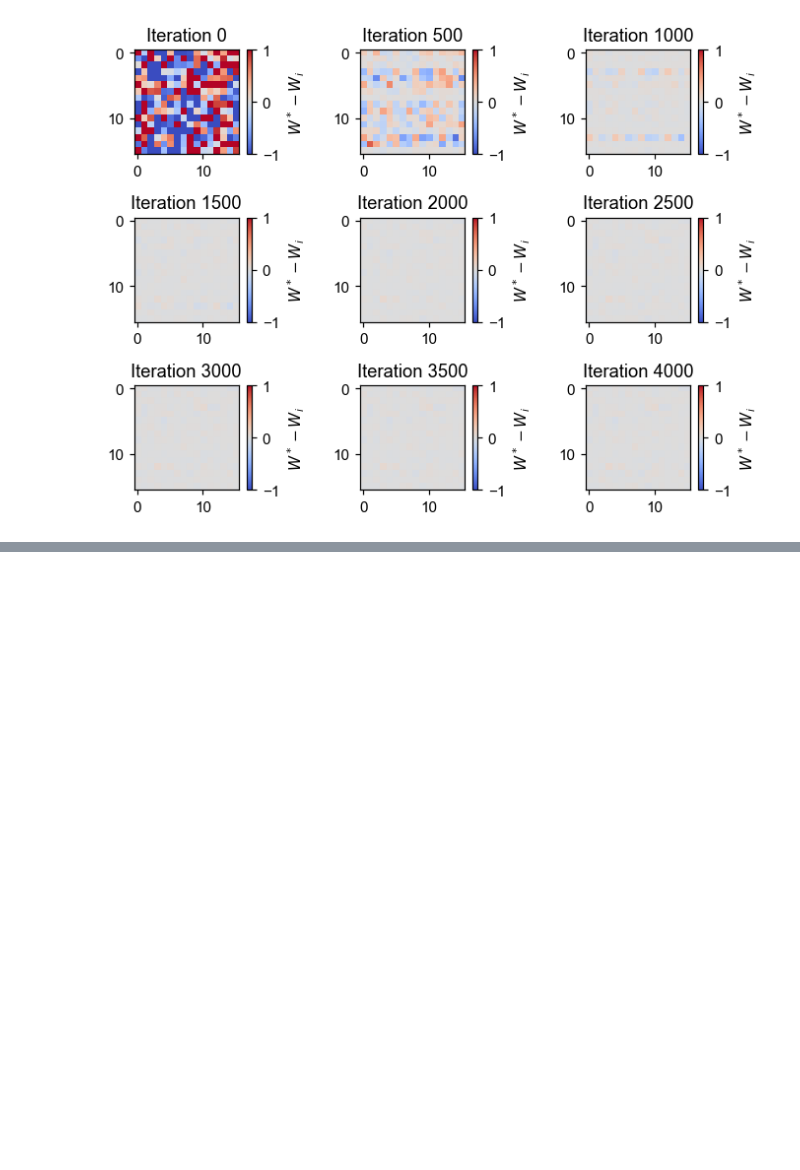
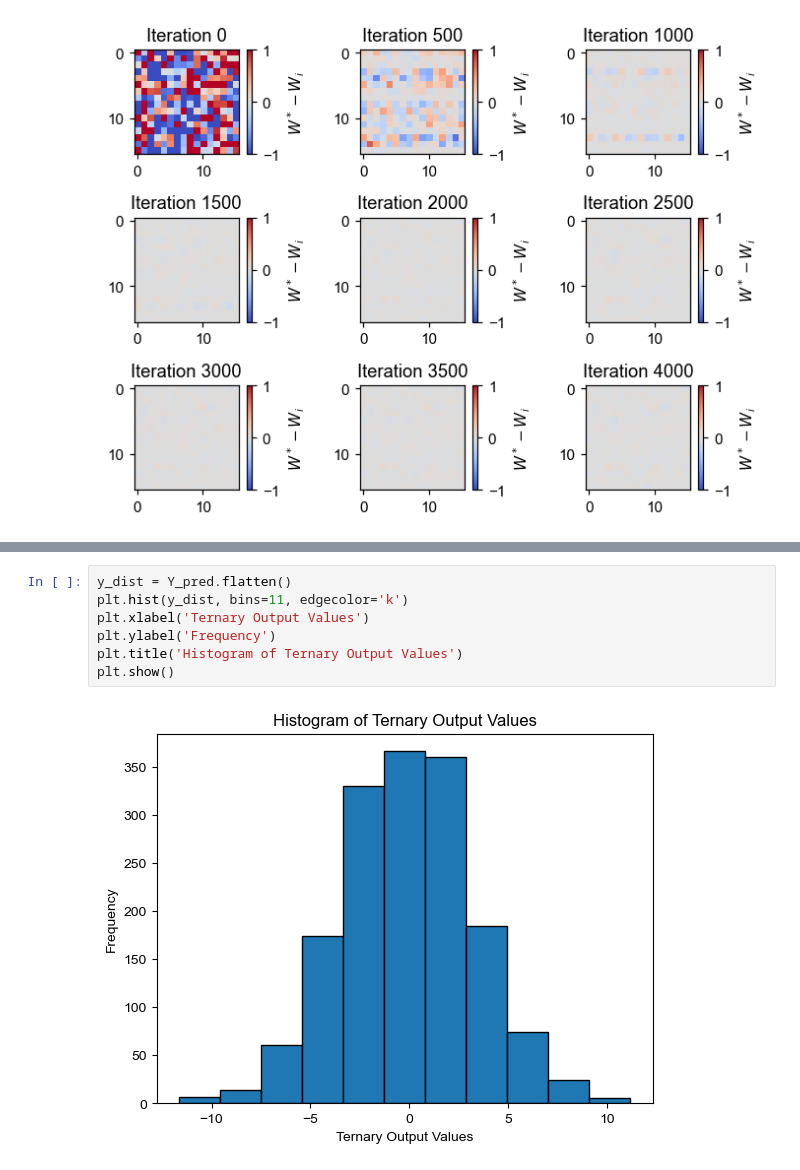
Before and after one commit to Integrated-Systems-Neuroengineering/scrramble, a Jupyter notebook: Tutorials/consolidation_trial.ipynb, the cells around one changed output, grey strips where cells are left out. Drawn from its saved outputs; the diff is of its cells as text; blank space fills up the shorter version.

```diff
--- a/Tutorials/consolidation_trial.ipynb
+++ b/Tutorials/consolidation_trial.ipynb
@@ -330,0 +330,9 @@ Array([[ 0.,  0., -0.,  0., -0.,  0.,  0.,  0.,  0.,  0.,  0.,  0.,  0.,
+# %%
+y_dist = Y_pred.flatten()
+plt.hist(y_dist, bins=11, edgecolor='k')
+plt.xlabel('Ternary Output Values')
+plt.ylabel('Frequency')
+plt.title('Histogram of Ternary Output Values')
+plt.show()
+# %% [output]
+[figure, added]
```
Also changed, not shown: parts of 14 cells of this notebook, 3 other files.
